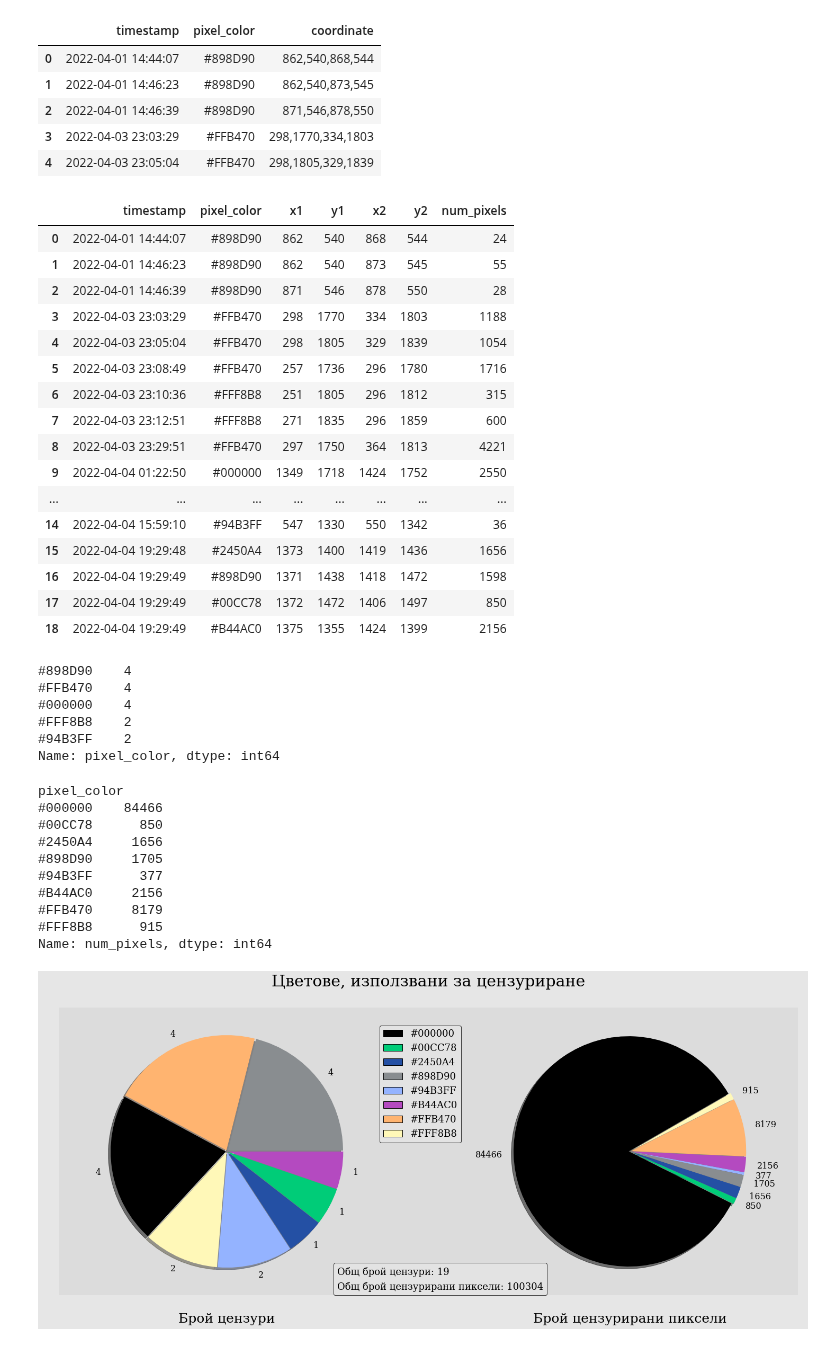
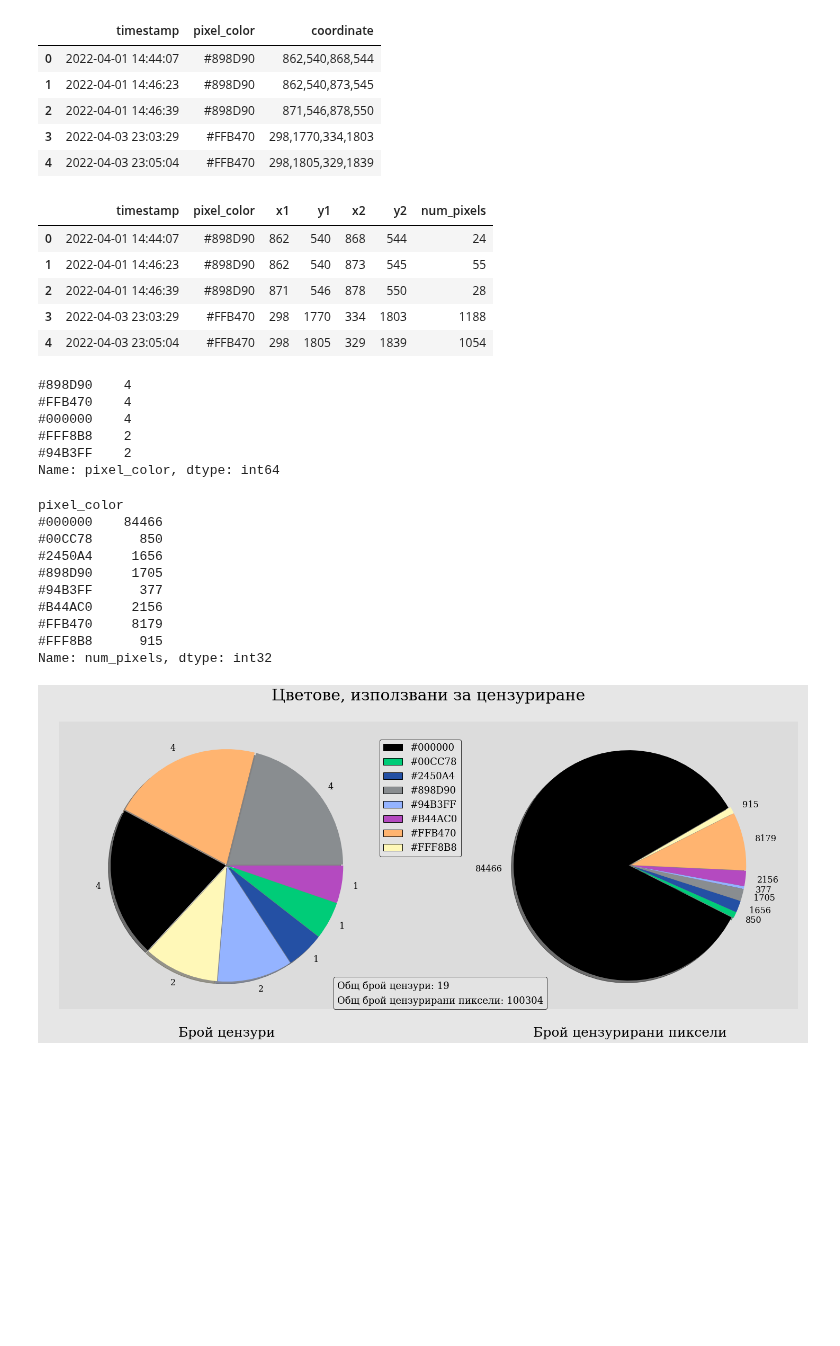
Before and after one commit to Denis-Iv/Analyzing-Social-Experiment, a Jupyter notebook: visualize_data.ipynb, the cells around one changed output. Saved outputs shown, nothing was run; the diff lists cells and outputs as text; code cells hidden in the pictures; blank space fills up the shorter version.

```diff
--- a/visualize_data.ipynb
+++ b/visualize_data.ipynb
@@ -286,34 +286,23 @@ To provide an explicit output types or to silence this message, please provide t
 # %%
 ddf_moderated['coordinate'] = ddf_moderated['coordinate'].apply(lambda x: x.split(','))
 
 ddf_moderated["x1"] = ddf_moderated["coordinate"].apply(lambda x: x[0]).astype("uint16")
 ddf_moderated["y1"] = ddf_moderated["coordinate"].apply(lambda x: x[1]).astype("uint16")
 ddf_moderated["x2"] = ddf_moderated["coordinate"].apply(lambda x: x[2]).astype("uint16")
 ddf_moderated["y2"] = ddf_moderated["coordinate"].apply(lambda x: x[3]).astype("uint16")
 
 ddf_moderated = ddf_moderated.drop('coordinate', axis=1)
 
 ddf_moderated['num_pixels'] = (ddf_moderated['x2'] - ddf_moderated['x1']) * (ddf_moderated['y2'] - ddf_moderated['y1'])
 
-ddf_moderated.head(19)
+ddf_moderated.head()
 # %% [output]
 |  | timestamp | pixel_color | x1 | y1 | x2 | y2 | num_pixels |
 | 0 | 2022-04-01 14:44:07 | #898D90 | 862 | 540 | 868 | 544 | 24 |
 | 1 | 2022-04-01 14:46:23 | #898D90 | 862 | 540 | 873 | 545 | 55 |
 | 2 | 2022-04-01 14:46:39 | #898D90 | 871 | 546 | 878 | 550 | 28 |
 | 3 | 2022-04-03 23:03:29 | #FFB470 | 298 | 1770 | 334 | 1803 | 1188 |
 | 4 | 2022-04-03 23:05:04 | #FFB470 | 298 | 1805 | 329 | 1839 | 1054 |
-| 5 | 2022-04-03 23:08:49 | #FFB470 | 257 | 1736 | 296 | 1780 | 1716 |
-| 6 | 2022-04-03 23:10:36 | #FFF8B8 | 251 | 1805 | 296 | 1812 | 315 |
-| 7 | 2022-04-03 23:12:51 | #FFF8B8 | 271 | 1835 | 296 | 1859 | 600 |
-| 8 | 2022-04-03 23:29:51 | #FFB470 | 297 | 1750 | 364 | 1813 | 4221 |
-| 9 | 2022-04-04 01:22:50 | #000000 | 1349 | 1718 | 1424 | 1752 | 2550 |
-| ... | ... | ... | ... | ... | ... | ... | ... |
-| 14 | 2022-04-04 15:59:10 | #94B3FF | 547 | 1330 | 550 | 1342 | 36 |
-| 15 | 2022-04-04 19:29:48 | #2450A4 | 1373 | 1400 | 1419 | 1436 | 1656 |
-| 16 | 2022-04-04 19:29:49 | #898D90 | 1371 | 1438 | 1418 | 1472 | 1598 |
-| 17 | 2022-04-04 19:29:49 | #00CC78 | 1372 | 1472 | 1406 | 1497 | 850 |
-| 18 | 2022-04-04 19:29:49 | #B44AC0 | 1375 | 1355 | 1424 | 1399 | 2156 |
 # %%
 moderated_count = ddf_moderated['pixel_color'].value_counts()
 
@@ -326,9 +315,9 @@ moderated_count.head()
 #94B3FF    2
 Name: pixel_color, dtype: int64
 # %%
-num_moderated_pixels = ddf_moderated.groupby('pixel_color').num_pixels.sum()
+num_moderated_pixels = ddf_moderated.groupby('pixel_color').num_pixels.sum().astype('int32')
 
-num_moderated_pixels.head(19)
+num_moderated_pixels.head(10)
 # %% [output]
 pixel_color
 #000000    84466
@@ -339,7 +328,7 @@ pixel_color
 #B44AC0     2156
 #FFB470     8179
 #FFF8B8      915
-Name: num_pixels, dtype: int64
+Name: num_pixels, dtype: int32
 # %%
 fig = plt.figure()
 ax = fig.add_subplot(111)
```
Also changed, not shown: parts of 3 cells of this notebook.
